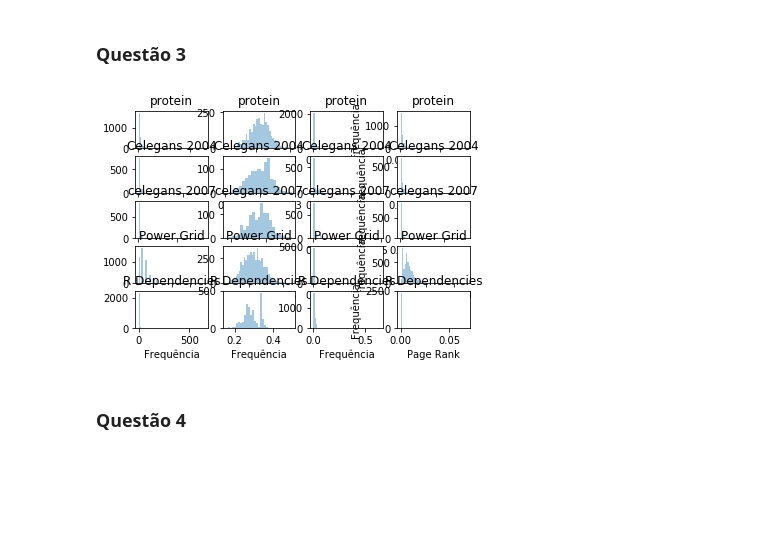
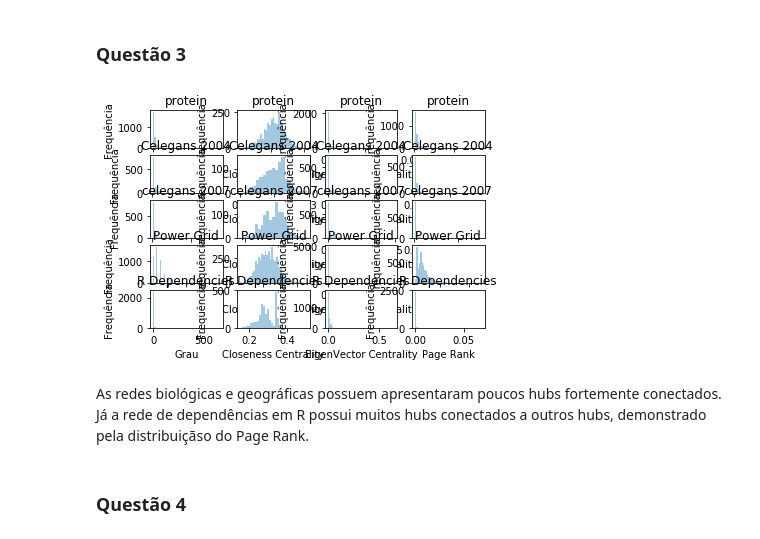
Before and after one commit to guimilan/redes_complexas, a Jupyter notebook: Lista2.ipynb, the cells around one changed output. Drawn from its saved outputs; the diff is of its cells as text; code cells hidden in the pictures; blank space fills up the shorter version.

```diff
--- a/Lista2.ipynb
+++ b/Lista2.ipynb
@@ -263,8 +263,8 @@ for graph in [e_road, ham, celegans, airport]:
     pr = pageRank(graph)
     rw = random_walk(graph,100)
     com = communicabilityCentrality(graph)
-    metrics = [("Betweeness Centrality", bc),("Closeness Centrality",cc),("Degree",d),\
-               ("EigenVector Centrality",ec), ('k-Core',kc) ,("Page Rank",pr),('Random Walk', rw),("Communicability Centrality",com)]
+    metrics = [("Betweeness Centrality", bc),("Closeness Centrality",cc),("Communicability Centrality",com),("Degree",d),\
+               ("EigenVector Centrality",ec), ('K-Core',kc) ,("Page Rank",pr),('Random Walk', rw)]
 
     #Makes correlation between the metrics and puts it into a DataFrame
     pdCorr = dict()
@@ -299,19 +308,19 @@ for g, title in allCities:
     metric = (metric + 1) % 3
     axis[ng,metric].set_title(title)
     axis[ng,metric].set_xlabel('Grau')
-    axis[ng,metric].set_xlabel('Frequência')
+    axis[ng,metric].set_ylabel('Frequência')
     sns.distplot(degree, hist=True, kde=False, ax=axis[ng,metric]);
 
     metric = (metric + 1) % 3
     axis[ng,metric].set_title(title)
     axis[ng,metric].set_xlabel('Closeness Centrality')
-    axis[ng,metric].set_xlabel('Frequência')
+    axis[ng,metric].set_ylabel('Frequência')
     sns.distplot(closenessC, hist=True, kde=False, ax=axis[ng,metric]);
 
     metric = (metric + 1) % 3
     axis[ng,metric].set_title(title)
     axis[ng,metric].set_xlabel('Betweeness Centrality')
-    axis[ng,metric].set_xlabel('Frequência')
+    axis[ng,metric].set_ylabel('Frequência')
     sns.distplot(betweeness, hist=True, kde=False, ax=axis[ng,metric]);
     ng += 1
 # %% [output]
@@ -329,37 +340,39 @@ for g, title in [(protein,'protein'), (celegans2004,'Celegans 2004'), (celegans2
                  (power_grid,'Power Grid'), (r_dependencies,'R Dependencies')]:
 
     degree = degrees(g)
     cc = closenessCentrality(g)
     ev = eigenVectorCentrality(g, max_iter = 10000) #1000 estava dando erro em um dos grafos.
     pr = pageRank(g)
 
     #Plotando
     metric = (metric + 1) % 4
     axis[ng,metric].set_title(title)
     axis[ng,metric].set_xlabel('Grau')
-    axis[ng,metric].set_xlabel('Frequência')
+    axis[ng,metric].set_ylabel('Frequência')
     sns.distplot(degree, hist=True, kde=False, ax=axis[ng,metric]);
 
     metric = (metric + 1) % 4
     axis[ng,metric].set_title(title)
     axis[ng,metric].set_xlabel('Closeness Centrality')
-    axis[ng,metric].set_xlabel('Frequência')
+    axis[ng,metric].set_ylabel('Frequência')
     sns.distplot(cc, hist=True, kde=False, ax=axis[ng,metric]);
 
     metric = (metric + 1) % 4
     axis[ng,metric].set_title(title)
     axis[ng,metric].set_xlabel('EigenVector Centrality')
-    axis[ng,metric].set_xlabel('Frequência')
+    axis[ng,metric].set_ylabel('Frequência')
     sns.distplot(ev, hist=True, kde=False, ax=axis[ng,metric]);
 
     metric = (metric + 1) % 4
     axis[ng,metric].set_title(title)
     axis[ng,metric].set_xlabel('Page Rank')
     axis[ng,metric].set_ylabel('Frequência')
     sns.distplot(pr, hist=True, kde=False, ax=axis[ng,metric]);
     ng += 1
 # %% [output]
-[figure, old version]
+[figure, new version]
+# %% [markdown]
+As redes biológicas e geográficas possuem apresentaram poucos hubs fortemente conectados. Já a rede de dependências em R possui muitos hubs conectados a outros hubs, demonstrado pela distribuiçãso do Page Rank.
 # %% [markdown]
 ### Questão 4
 # %%
```
Also changed, not shown: parts of 13 cells of this notebook.
